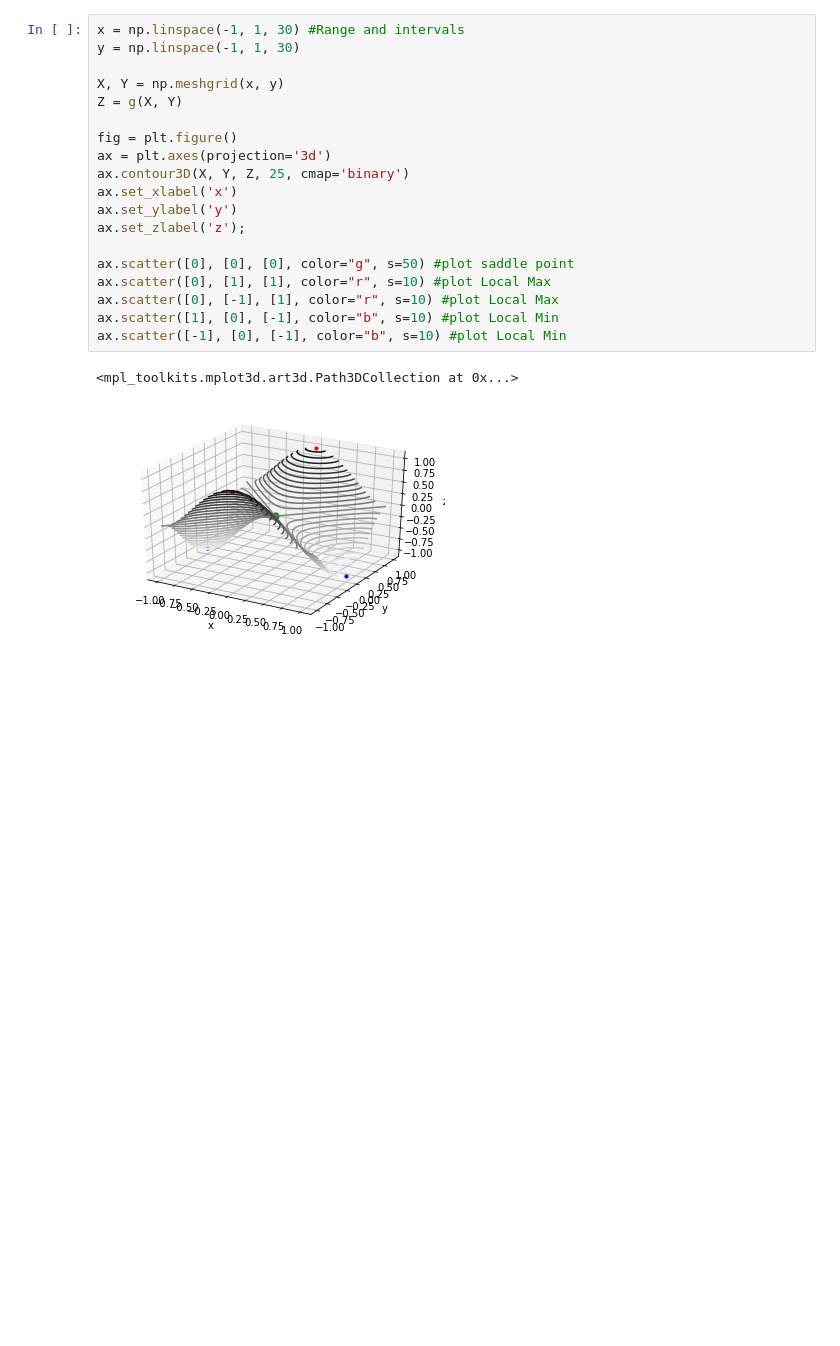
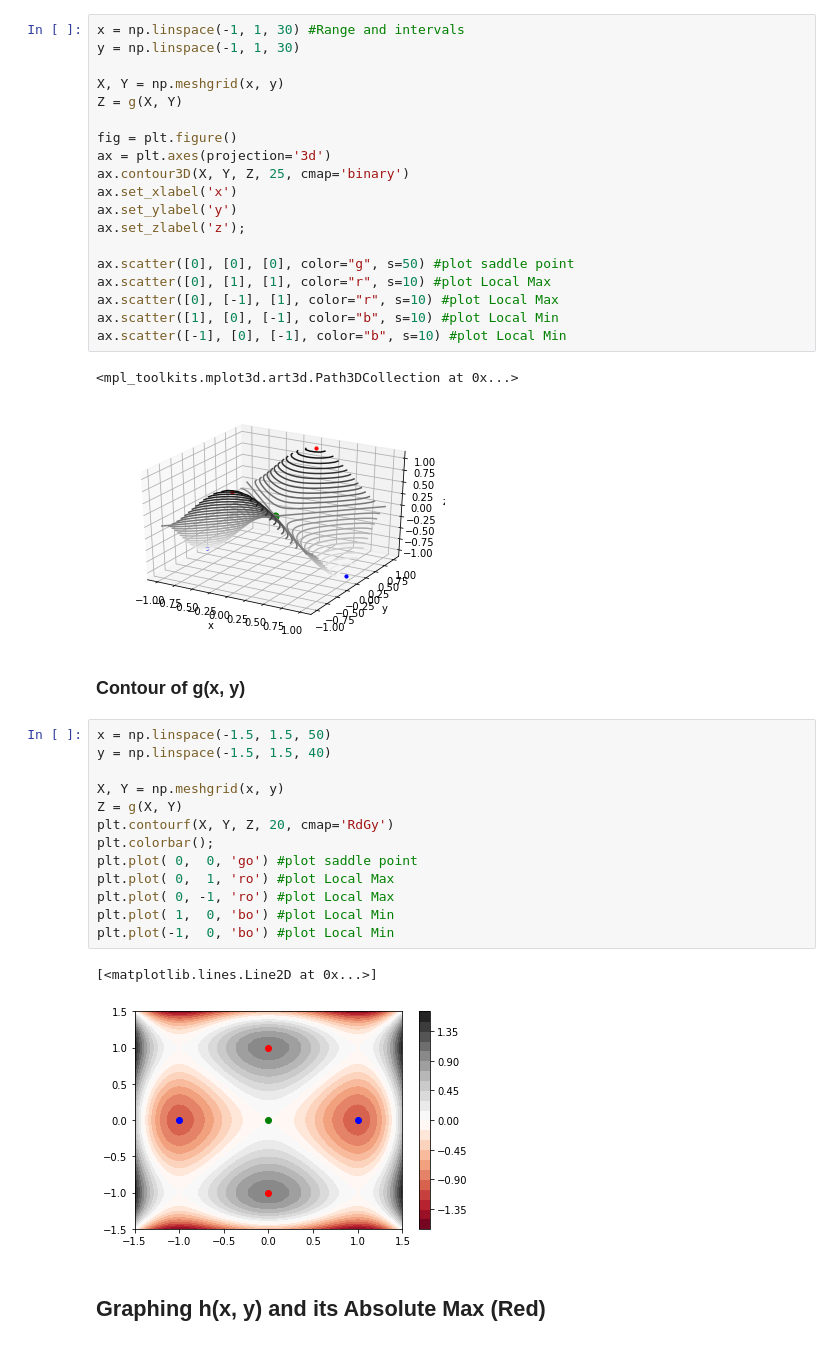
Before and after one commit to trevinofernando/AI-MachineLearning, a Jupyter notebook: hw1/Hw1Part1.ipynb, the cells around one changed output. Cells and saved outputs as stored; diff of their text form; blank space fills up the shorter version.

```diff
--- a/hw1/Hw1Part1.ipynb
+++ b/hw1/Hw1Part1.ipynb
@@ -53,6 +74,26 @@ ax.scatter([-1], [0], [-1], color="b", s=10) #plot Local Min
 # %% [output]
 <mpl_toolkits.mplot3d.art3d.Path3DCollection at 0x...>
 [figure]
+# %% [markdown]
+### Contour of g(x, y)
+# %%
+x = np.linspace(-1.5, 1.5, 50)
+y = np.linspace(-1.5, 1.5, 40)
+
+X, Y = np.meshgrid(x, y)
+Z = g(X, Y)
+plt.contourf(X, Y, Z, 20, cmap='RdGy')
+plt.colorbar();
+plt.plot( 0,  0, 'go') #plot saddle point
+plt.plot( 0,  1, 'ro') #plot Local Max
+plt.plot( 0, -1, 'ro') #plot Local Max
+plt.plot( 1,  0, 'bo') #plot Local Min
+plt.plot(-1,  0, 'bo') #plot Local Min
+# %% [output]
+[<matplotlib.lines.Line2D at 0x...>]
+[figure, added]
+# %% [markdown]
+## Graphing h(x, y) and its Absolute Max (Red)
 # %%
 x = np.linspace(-5, 5, 30) #Range and intervals
 y = np.linspace(-5, 5, 30)
```
Also changed, not shown: parts of 11 cells of this notebook.
